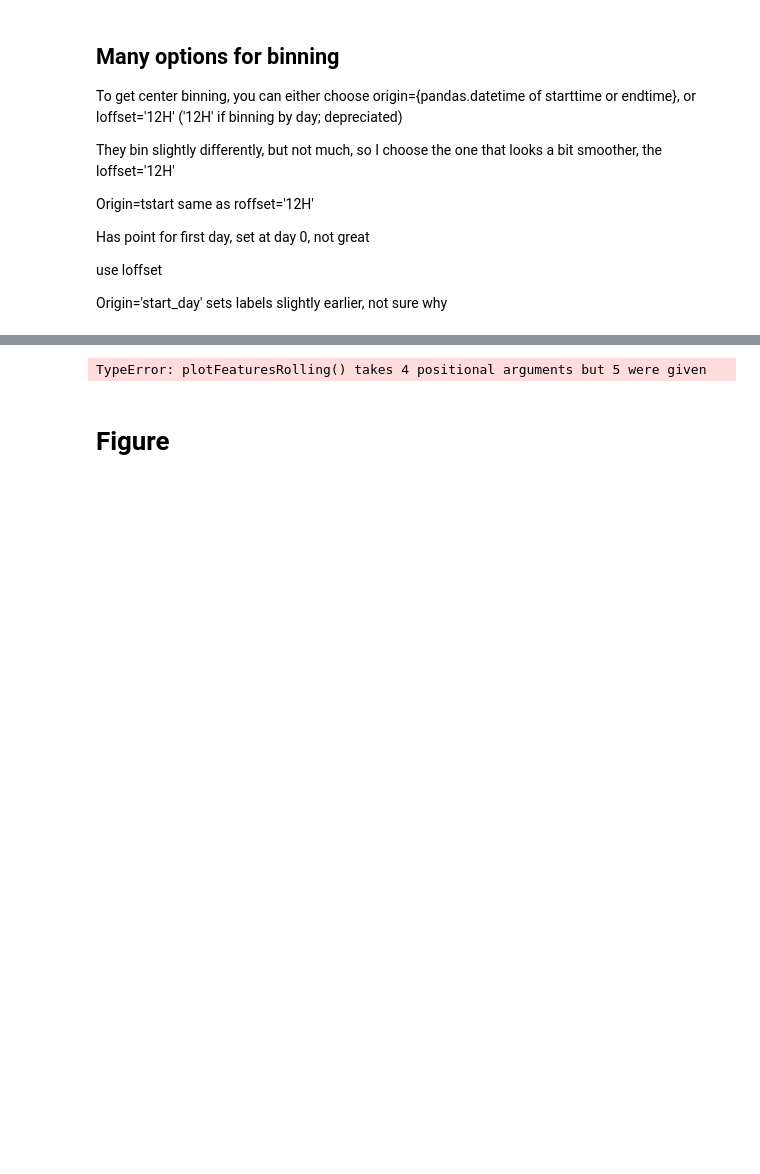
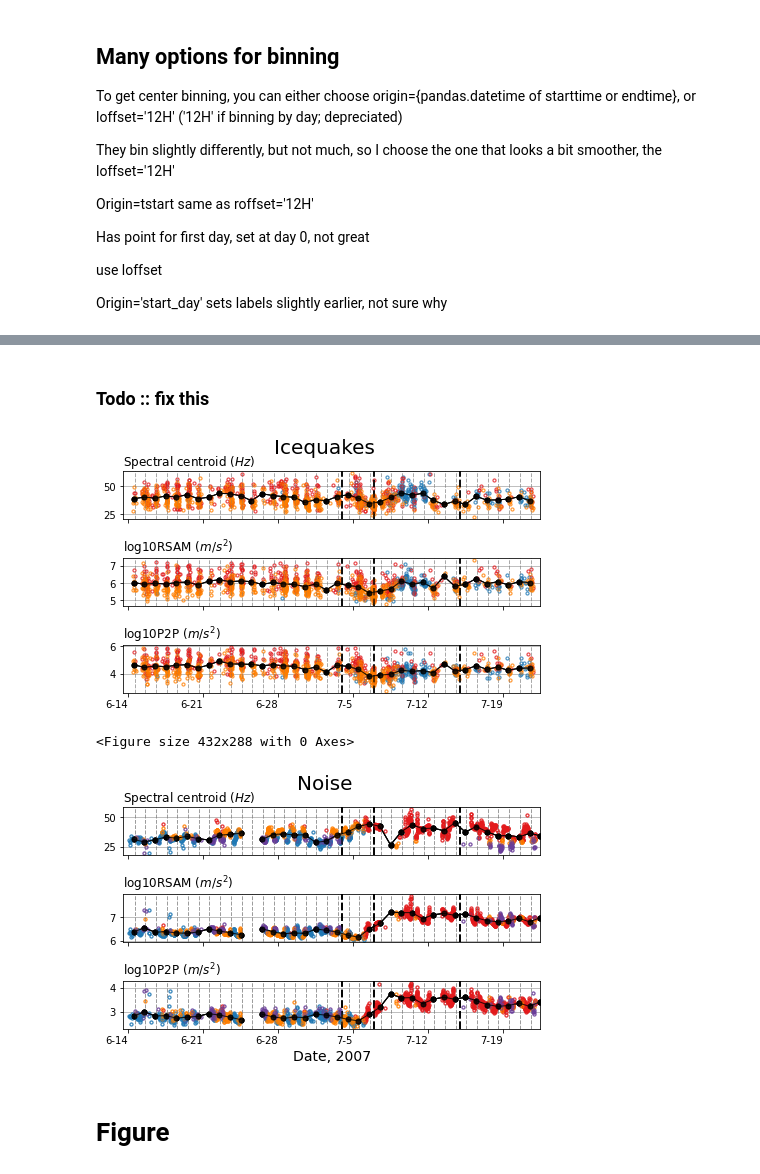
Before and after one commit to tsawi/Unsupervised_ML_Gornergletscher, a Jupyter notebook: notebooks/plotFigures8-11.ipynb, the cells around one changed output, grey strips where cells are left out. Drawn from its saved outputs; the diff is of its cells as text; code cells hidden in the pictures; blank space fills up the shorter version.

```diff
--- a/notebooks/plotFigures8-11.ipynb
+++ b/notebooks/plotFigures8-11.ipynb
@@ -1191,16 +1208,36 @@ plt.legend()
+# %% [markdown]
+### Todo :: fix this
 # %%
 plt.rcParams.update({'font.size': 10})
 
 winSize = 'D'
-figureFunctions2.plotFeaturesRolling(df,winSize,Kopt,width2,height1,title='Icequakes',**plt_kwargs)
-ax=plt.gca()
-ax.set_xlabel('')
+figureFunctions2.plotFeaturesRolling(df,
+                                     winSize,
+                                     Kopt,
+                                     width2,
+                                     height1,
+                                     title='Icequakes',
+                                     **plt_kwargs);
 
-figureFunctions2.plotFeaturesRolling(dfN,winSize,KoptN,width2,height2,title='Noise',**plt_kwargs)
+plt.savefig(pathFig + 'Figure_11_Icequakes.pdf');
+ax=plt.gca();
+ax.set_xlabel('');
 
-plt.savefig(pathFig + 'Figure_11')
+plt.figure()
+figureFunctions2.plotFeaturesRolling(dfN,
+                                     winSize,
+                                     KoptN,
+                                     width2,
+                                     height1,
+                                     title='Noise',
+                                     **plt_kwargs);
+
+
+plt.savefig(pathFig + 'Figure_11_Noise.pdf');
 # %% [output]
+[figure, added]
-TypeError: plotFeaturesRolling() takes 4 positional arguments but 5 were given
+<Figure size 432x288 with 0 Axes>
+[figure, added]
 # %% [markdown]
 # Figure
 # %%
```
Also changed, not shown: parts of 19 cells of this notebook, 11 other files.
